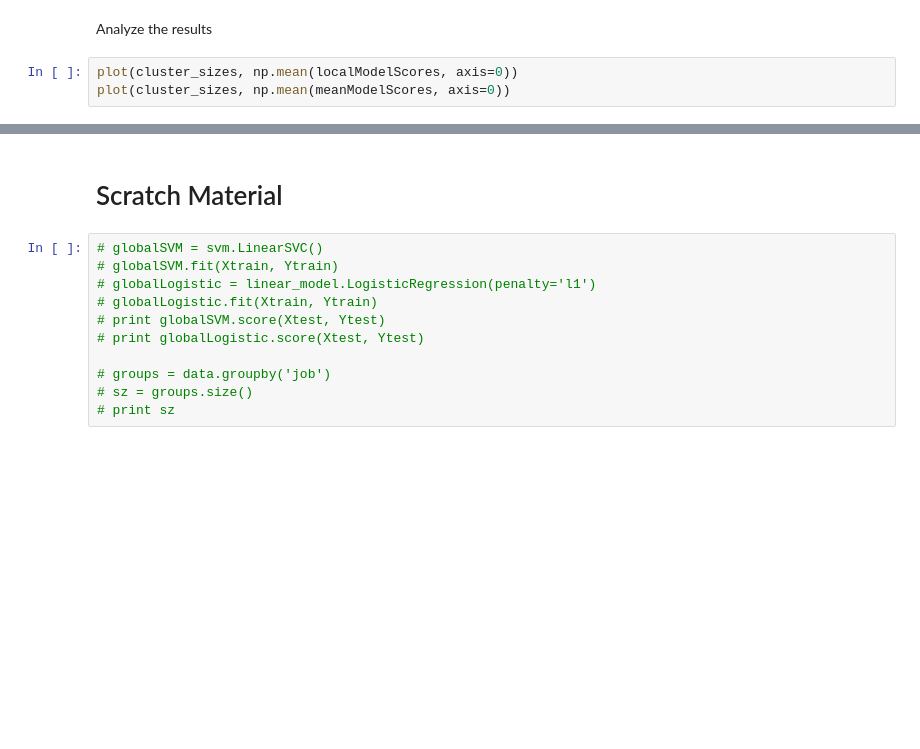
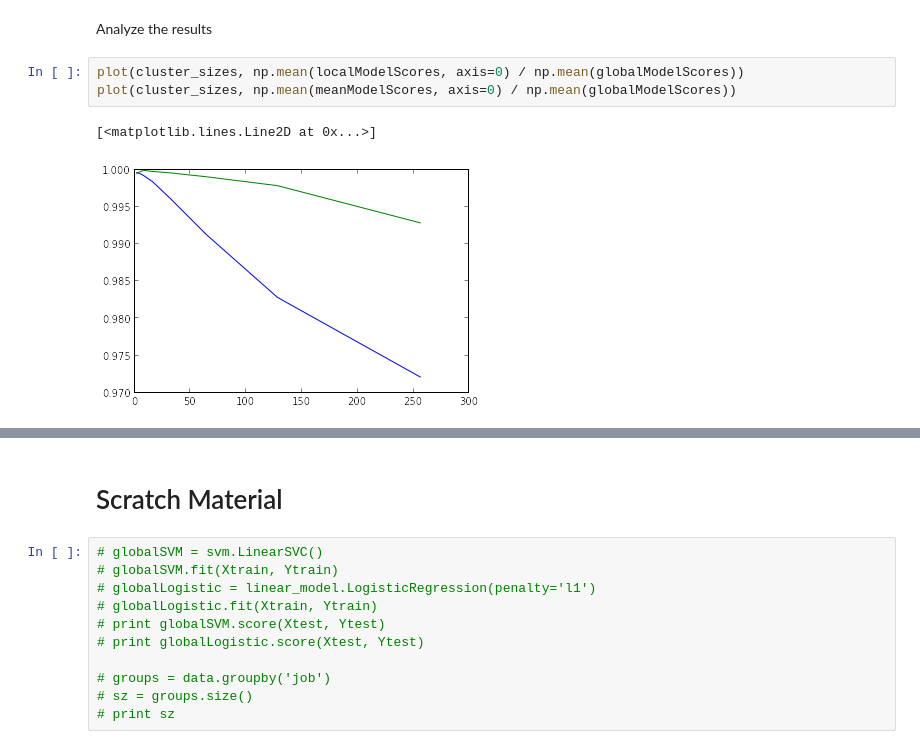
Before and after one commit to pbailis/fast-tpcc-repo, a Jupyter notebook: pysim/sklearn/DataTesting.ipynb, the cells around one changed output, grey strips where cells are left out. Cells and saved outputs as stored; diff of their text form; blank space fills up the shorter version.

Commit message:
adding normalization to scores

```diff
--- a/pysim/sklearn/DataTesting.ipynb
+++ b/pysim/sklearn/DataTesting.ipynb
@@ -159,7 +161,10 @@ Starting trial: 2
 # %% [markdown]
 Analyze the results
 # %%
-plot(cluster_sizes, np.mean(localModelScores, axis=0))
-plot(cluster_sizes, np.mean(meanModelScores, axis=0))
+plot(cluster_sizes, np.mean(localModelScores, axis=0) / np.mean(globalModelScores))
+plot(cluster_sizes, np.mean(meanModelScores, axis=0) / np.mean(globalModelScores))
+# %% [output]
+[<matplotlib.lines.Line2D at 0x...>]
+[figure, added]
 # %%
 plot(cluster_sizes, np.mean(modelVariance, axis=0))
```
Also changed, not shown: parts of 2 cells of this notebook.
